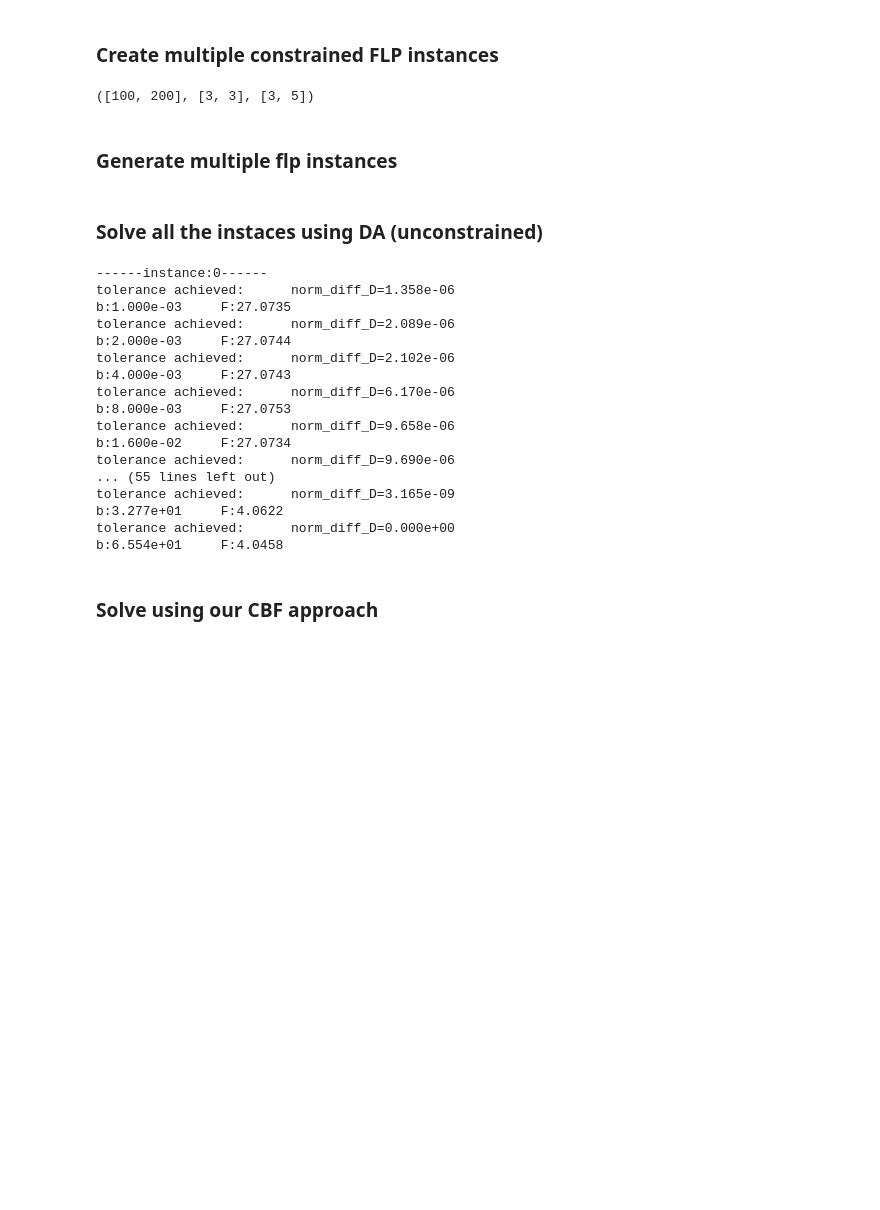
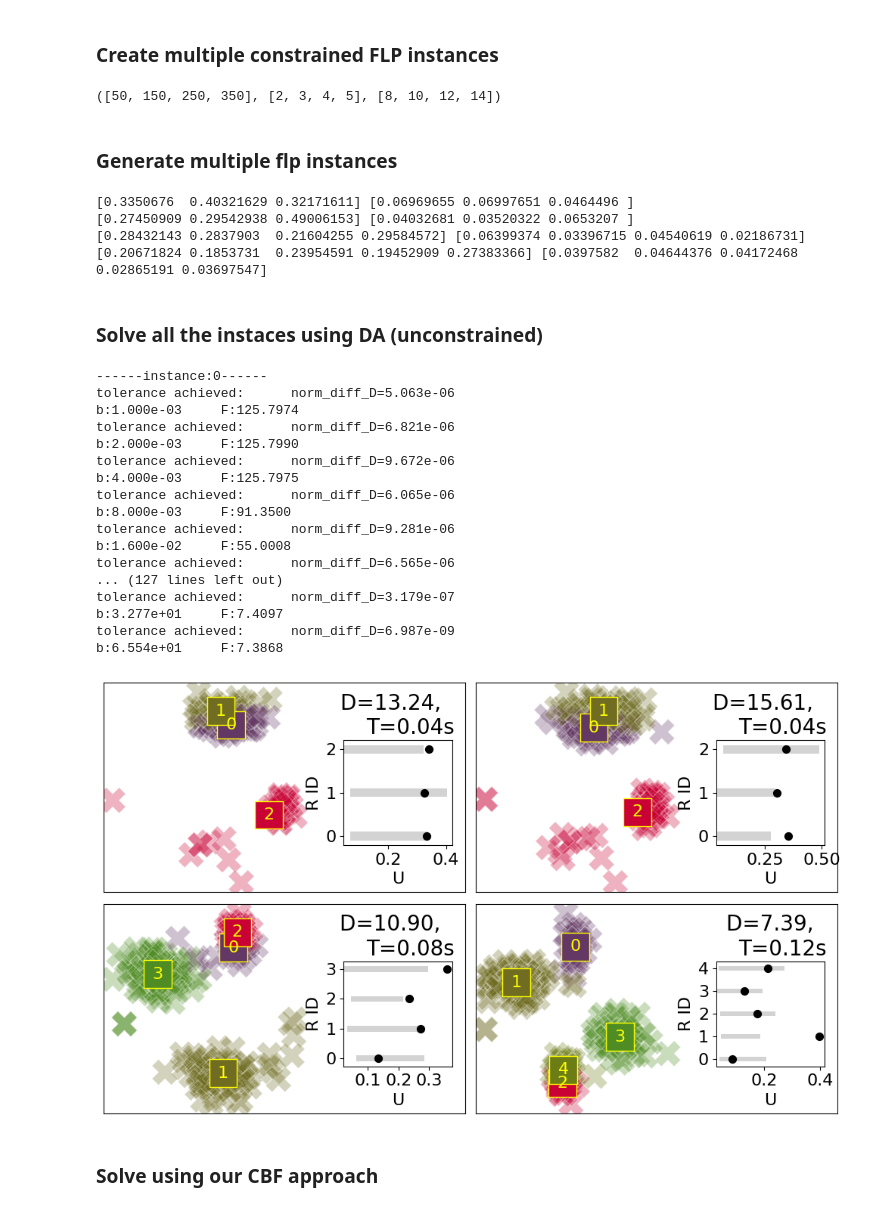
Before and after one commit to dt-1729/CBF_MEP_consRA, a Jupyter notebook: clustering_compare_annealing_v1.ipynb, the cells around one changed output. Saved outputs shown, nothing was run; the diff lists cells and outputs as text; code cells hidden in the pictures; blank space fills up the shorter version.

```diff
--- a/clustering_compare_annealing_v1.ipynb
+++ b/clustering_compare_annealing_v1.ipynb
@@ -19,16 +22,16 @@ import math
 # %% [markdown]
 ### Create multiple constrained FLP instances
 # %%
-n_instances = 2
-N_range = [int(100+100*n) for n in range(n_instances)]
-M_range = [int(3+0.5*m) for m in range(n_instances)]
-cov_range = [3+2*p for p in range(n_instances)]
+n_instances = 4
+N_range = [int(50+100*n) for n in range(n_instances)]
+M_range = [int(2+1*m) for m in range(n_instances)]
+cov_range = [8+2*p for p in range(n_instances)]
 d = 2
 scale = 20
-seed = 12
+seed = 13
 N_range, M_range, cov_range
 # %% [output]
-([100, 200], [3, 3], [3, 5])
+([50, 150, 250, 350], [2, 3, 4, 5], [8, 10, 12, 14])
 # %%
 # annealing parameters
 beta0 = 1e-3
@@ -70,11 +73,17 @@ for N, M, cov in zip(N_range, M_range, cov_range):
     N, M, d, unif_split=False, cluster_cov=cov, seed=seed, sq_size=scale, normalizer=False)
     alloc_cost = np.random.uniform(1,1,(N,M))
     mean_alloc_cost = np.mean(alloc_cost)
-    C = np.random.uniform(0.3,1,len(split_pct))
+    C = np.random.uniform(0.4,1,len(split_pct))
     C = (C/np.sum(C) + 0.02) * mean_alloc_cost
-    B = np.random.uniform(C.min()*0.3, C.min()*0.6, len(split_pct))
+    B = np.random.uniform(C.min()*0.1, C.min()*0.3, len(split_pct))
+    print(C,B)
     flp = class_flp.FLP(N, M, d, demandLoc, rho, C, B, alloc_cost, P_eps=1e-20, beta_tol=1e-10)
     flp_instances.append(flp)
+# %% [output]
+[0.3350676  0.40321629 0.32171611] [0.06969655 0.06997651 0.0464496 ]
+[0.27450909 0.29542938 0.49006153] [0.04032681 0.03520322 0.0653207 ]
+[0.28432143 0.2837903  0.21604255 0.29584572] [0.06399374 0.03396715 0.04540619 0.02186731]
+[0.20671824 0.1853731  0.23954591 0.19452909 0.27383366] [0.0397582  0.04644376 0.04172468 0.02865191 0.03697547]
 # %% [markdown]
 ### Solve all the instaces using DA (unconstrained)
 # %%
@@ -87,7 +96,11 @@ for i, flp in enumerate(flp_instances):
     t1 = time.time()
     sol_instance = {
         'M_name':'DA',
-        'flp':flp,
+        'n_facilities':flp.M,
+        'n_resources':flp.N,
+        'resource_locs':flp.resLoc,
+        'upper_capacity':flp.C,
+        'lower_capacity':flp.B,
         'F_arr':F_arr_da,
         'b_arr':b_arr_da,
         'P_arr':P_arr_da,
@@ -99,22 +112,32 @@ for i, flp in enumerate(flp_instances):
     DA_sol_instances.append(sol_instance)
 # %% [output]
 ------instance:0------
-tolerance achieved:      norm_diff_D=1.358e-06
-b:1.000e-03     F:27.0735
-tolerance achieved:      norm_diff_D=2.089e-06
-b:2.000e-03     F:27.0744
-tolerance achieved:      norm_diff_D=2.102e-06
-b:4.000e-03     F:27.0743
-tolerance achieved:      norm_diff_D=6.170e-06
-b:8.000e-03     F:27.0753
-tolerance achieved:      norm_diff_D=9.658e-06
-b:1.600e-02     F:27.0734
-tolerance achieved:      norm_diff_D=9.690e-06
-... (55 lines left out)
-tolerance achieved:      norm_diff_D=3.165e-09
-b:3.277e+01     F:4.0622
-tolerance achieved:      norm_diff_D=0.000e+00
-b:6.554e+01     F:4.0458
+tolerance achieved:      norm_diff_D=5.063e-06
+b:1.000e-03     F:125.7974
+tolerance achieved:      norm_diff_D=6.821e-06
+b:2.000e-03     F:125.7990
+tolerance achieved:      norm_diff_D=9.672e-06
+b:4.000e-03     F:125.7975
+tolerance achieved:      norm_diff_D=6.065e-06
+b:8.000e-03     F:91.3500
+tolerance achieved:      norm_diff_D=9.281e-06
+b:1.600e-02     F:55.0008
+tolerance achieved:      norm_diff_D=6.565e-06
+... (127 lines left out)
+tolerance achieved:      norm_diff_D=3.179e-07
+b:3.277e+01     F:7.4097
+tolerance achieved:      norm_diff_D=6.987e-09
+b:6.554e+01     F:7.3868
+# %%
+plot_flp_sol_instances(
+    DA_sol_instances,
+    fontSize = 20,
+    figSize = (5,3),
+    plotResTraj = False,
+    plotCapacities=True
+)
+# %% [output]
+[figure, added]
 # %% [markdown]
 ### Solve using our CBF approach
 # %%
```
Also changed, not shown: parts of 16 cells of this notebook, 10 other files.
